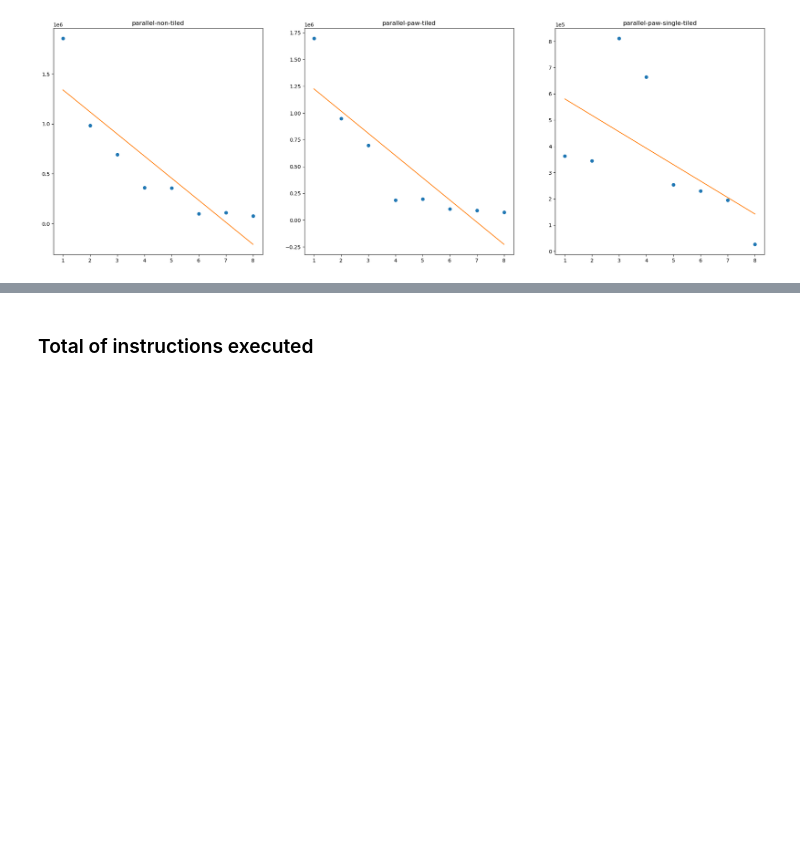
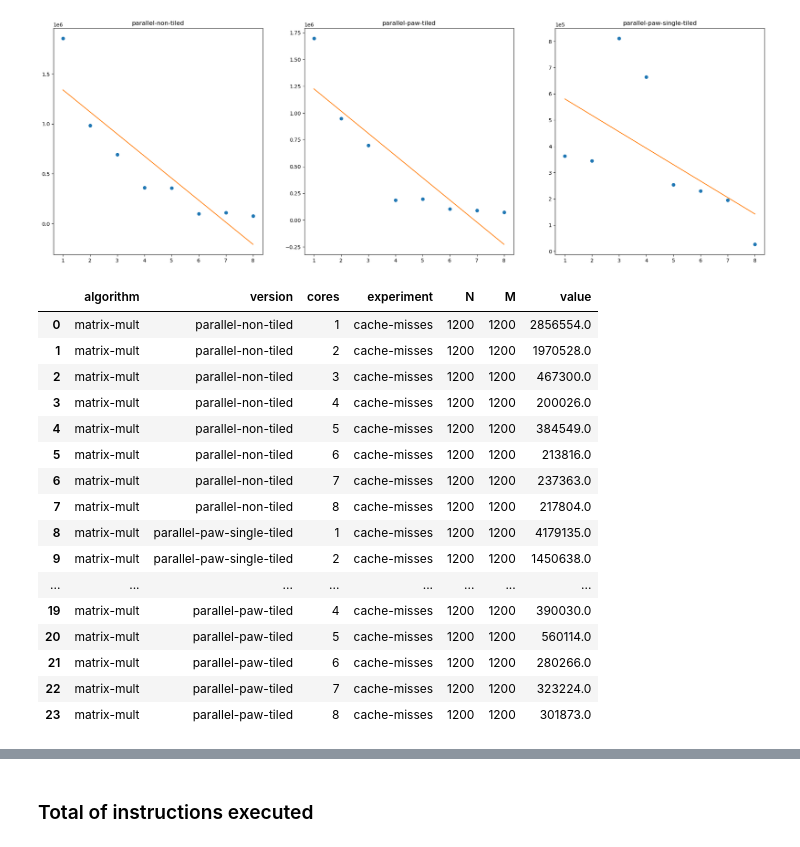
Before and after one commit to mgltorsa/Cetus-Paw-Tiling-Experiments, a Jupyter notebook: tiling/Tiling experiments and measurements.ipynb, the cells around one changed output, grey strips where cells are left out. Saved outputs shown, nothing was run; the diff lists cells and outputs as text; code cells hidden in the pictures; blank space fills up the shorter version.

```diff
--- a/tiling/Tiling experiments and measurements.ipynb
+++ b/tiling/Tiling experiments and measurements.ipynb
@@ -379,4 +379,24 @@ plot_exp = get_plottable_experiment(exp)
 plot_scatter(plot_exp, tick_format_style='sci')
 # %% [output]
 [figure]
+# %%
+group_by(df_mm_cache).min()
+# %% [output]
+|  | algorithm | version | cores | experiment | N | M | value |
+| 0 | matrix-mult | parallel-non-tiled | 1 | cache-misses | 1200 | 1200 | 2856554.0 |
+| 1 | matrix-mult | parallel-non-tiled | 2 | cache-misses | 1200 | 1200 | 1970528.0 |
+| 2 | matrix-mult | parallel-non-tiled | 3 | cache-misses | 1200 | 1200 | 467300.0 |
+| 3 | matrix-mult | parallel-non-tiled | 4 | cache-misses | 1200 | 1200 | 200026.0 |
+| 4 | matrix-mult | parallel-non-tiled | 5 | cache-misses | 1200 | 1200 | 384549.0 |
+| 5 | matrix-mult | parallel-non-tiled | 6 | cache-misses | 1200 | 1200 | 213816.0 |
+| 6 | matrix-mult | parallel-non-tiled | 7 | cache-misses | 1200 | 1200 | 237363.0 |
+| 7 | matrix-mult | parallel-non-tiled | 8 | cache-misses | 1200 | 1200 | 217804.0 |
+| 8 | matrix-mult | parallel-paw-single-tiled | 1 | cache-misses | 1200 | 1200 | 4179135.0 |
+| 9 | matrix-mult | parallel-paw-single-tiled | 2 | cache-misses | 1200 | 1200 | 1450638.0 |
+| ... | ... | ... | ... | ... | ... | ... | ... |
+| 19 | matrix-mult | parallel-paw-tiled | 4 | cache-misses | 1200 | 1200 | 390030.0 |
+| 20 | matrix-mult | parallel-paw-tiled | 5 | cache-misses | 1200 | 1200 | 560114.0 |
+| 21 | matrix-mult | parallel-paw-tiled | 6 | cache-misses | 1200 | 1200 | 280266.0 |
+| 22 | matrix-mult | parallel-paw-tiled | 7 | cache-misses | 1200 | 1200 | 323224.0 |
+| 23 | matrix-mult | parallel-paw-tiled | 8 | cache-misses | 1200 | 1200 | 301873.0 |
 # %%
```
Also changed, not shown: parts of 6 cells of this notebook.
